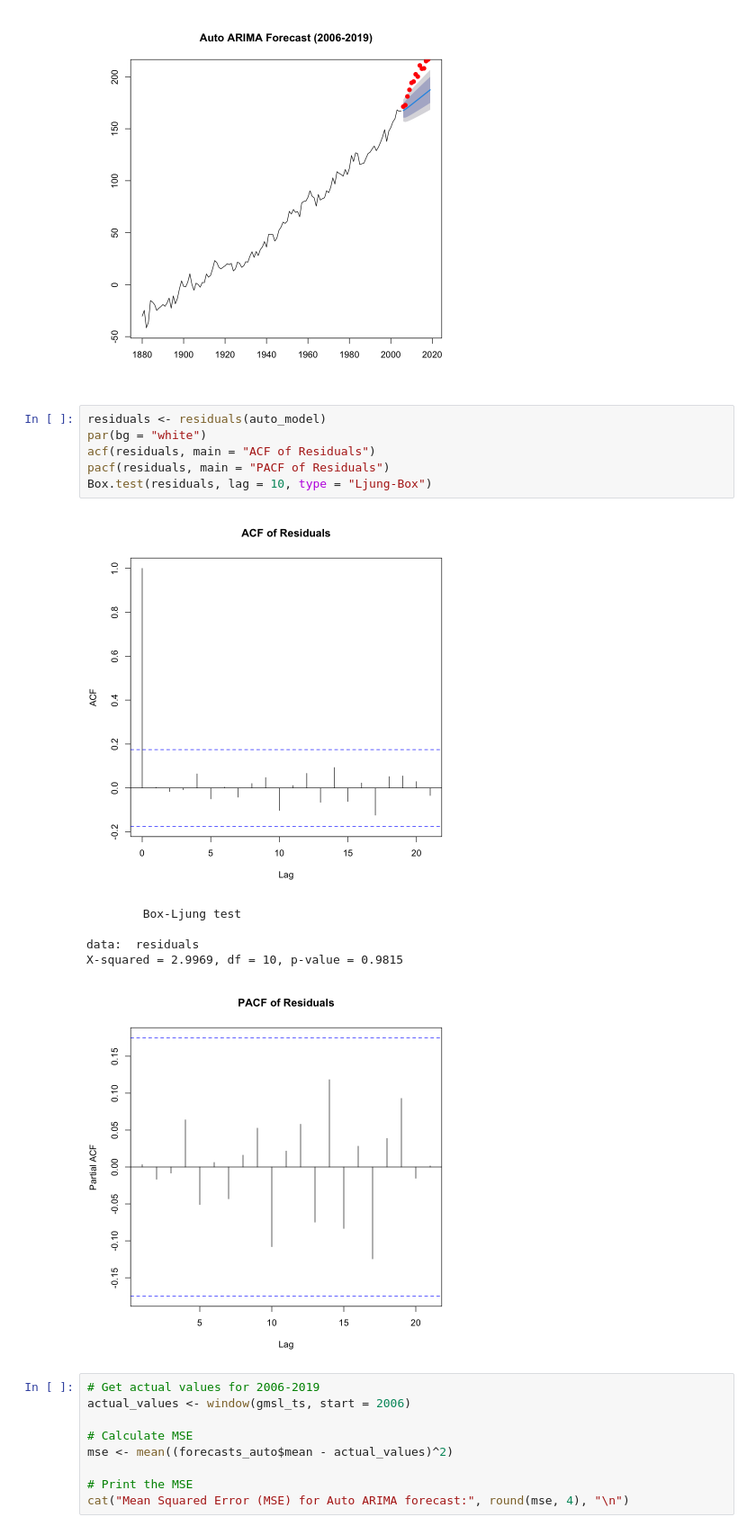
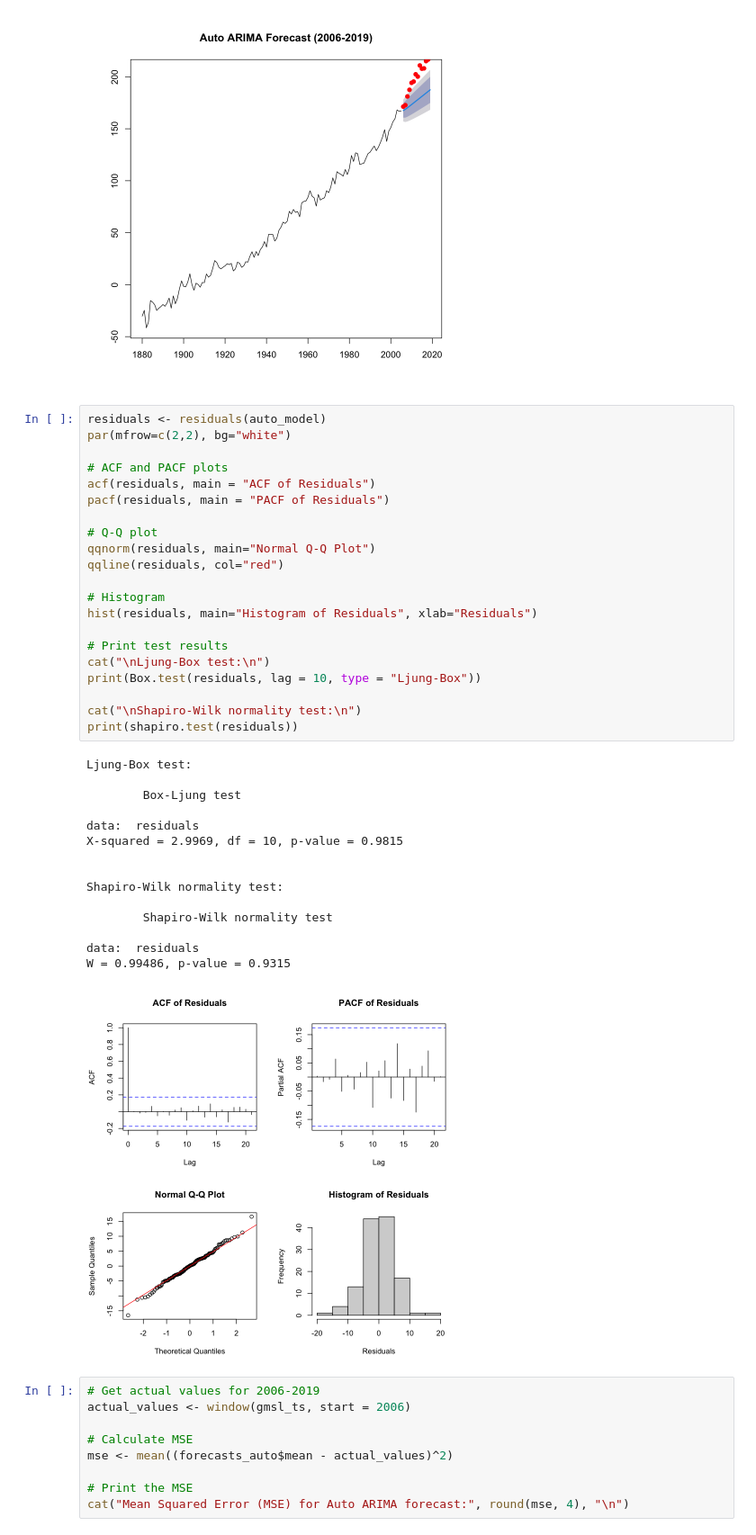
Before and after one commit to mohammed-el-amine-kichah/sea-level-time-series-project, a Jupyter notebook: sea_level.ipynb, the cells around one changed output. Shown at 90% size. Saved outputs shown, nothing was run; the diff lists cells and outputs as text.

```diff
--- a/sea_level.ipynb
+++ b/sea_level.ipynb
@@ -270,17 +247,41 @@ AIC=780.49   AICc=780.83   BIC=791.81
 [figure]
 # %%
 residuals <- residuals(auto_model)
-par(bg = "white")
+par(mfrow=c(2,2), bg="white")
+
+# ACF and PACF plots
 acf(residuals, main = "ACF of Residuals")
 pacf(residuals, main = "PACF of Residuals")
-Box.test(residuals, lag = 10, type = "Ljung-Box")
+
+# Q-Q plot
+qqnorm(residuals, main="Normal Q-Q Plot")
+qqline(residuals, col="red")
+
+# Histogram
+hist(residuals, main="Histogram of Residuals", xlab="Residuals")
+
+# Print test results
+cat("\nLjung-Box test:\n")
+print(Box.test(residuals, lag = 10, type = "Ljung-Box"))
+
+cat("\nShapiro-Wilk normality test:\n")
+print(shapiro.test(residuals))
 # %% [output]
+Ljung-Box test:
+
+        Box-Ljung test
+
+data:  residuals
+X-squared = 2.9969, df = 10, p-value = 0.9815
+
+
+Shapiro-Wilk normality test:
+
+        Shapiro-Wilk normality test
+
+data:  residuals
+W = 0.99486, p-value = 0.9315
-[figure, old version]
+[figure, new version]
-        Box-Ljung test
-
-data:  residuals
-X-squared = 2.9969, df = 10, p-value = 0.9815
-[figure, removed]
 # %%
 # Get actual values for 2006-2019
 actual_values <- window(gmsl_ts, start = 2006)
```
Also changed, not shown: parts of 26 cells of this notebook.
